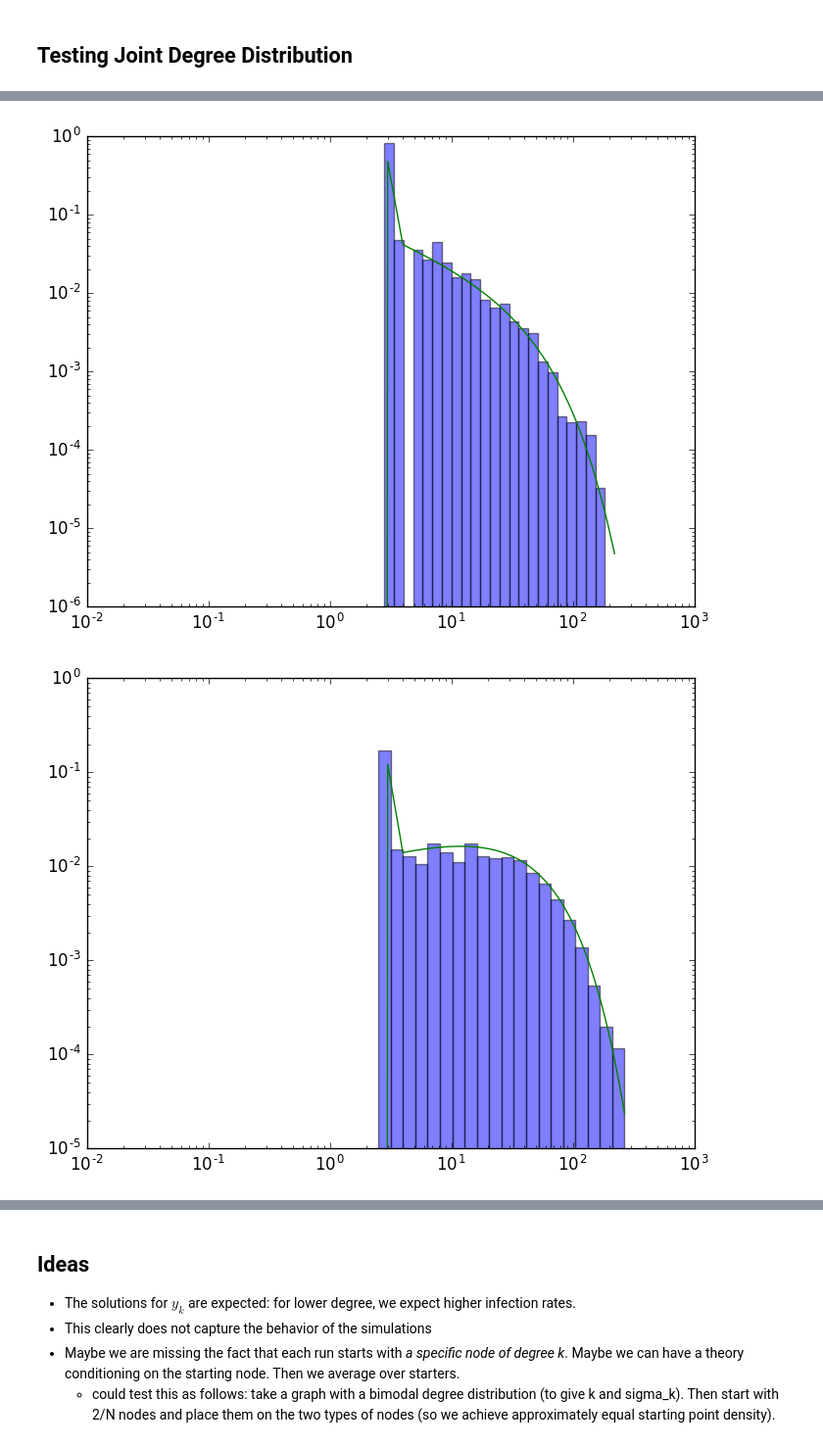
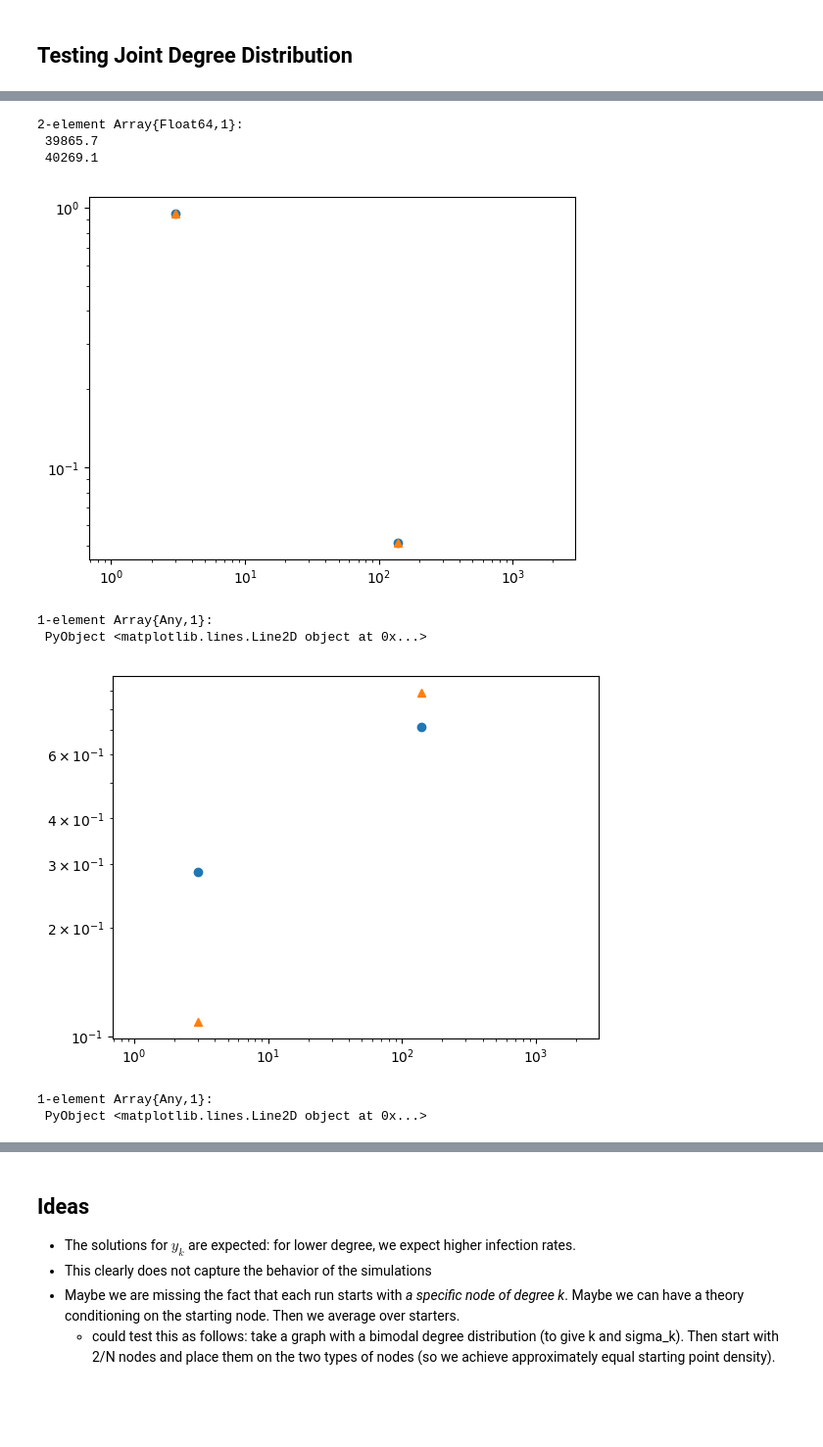
Before and after one commit to jnkh/epidemics, a Jupyter notebook: notebooks/Degree Distribution.ipynb, the cells around one changed output, grey strips where cells are left out. Shown: that part at 98% size. Cells and saved outputs as stored; diff of their text form; code cells hidden in the pictures; blank space fills up the shorter version.

```diff
--- a/notebooks/Degree Distribution.ipynb
+++ b/notebooks/Degree Distribution.ipynb
@@ -711,0 +642,3 @@ all_neighbor_degrees = vcat(neighbor_degrees...)
+# %%
+@time p_k_exp,p_k_n_exp = create_p_k_p_k_neighbor_from_graph_fn(distr_fn,10)
+p_k_n_ave_exp = p_k_exp'*p_k_n_exp
@@ -712,21 +760,38 @@ all_neighbor_degrees = vcat(neighbor_degrees...)
+# %%
+count_mat[:,1] ./ p_k_exp[ks]
+# %% [output]
+2-element Array{Float64,1}:
+ 39865.7
+ 40269.1
 # %%
-p_k_fn = get_p_k_gamma(sigma_k,k,3)
-ks = degree(G)
-bins = logspace(log10(minimum(ks))-2,log10(maximum(ks)),50)
-PyPlot.plt[:hist](ks,bins=bins,normed=true,alpha=0.5,log=true);
-k_range = 1:maximum(ks)
-plot(k_range,[p_k_fn(_) for _ in k_range])
-xscale("log")
+# ks = all_self_degrees
+# bins = logspace(log10(minimum(ks))-2,log10(maximum(ks))+1,50)
+# bins = collect(1:N)
+# PyPlot.plt[:hist](ks,bins=bins,normed=true,alpha=0.5,log=true);
+plot(k_range,[p_k[_] for _ in k_range],"o",linewidth=1)
+plot(k_range,[p_k_exp[_] for _ in k_range],"^",linewidth=1)
+loglog([],[])
+# xscale("log")
+# xlim([0,maximum(ks)+5])
+# ylim([1/(2*n_trials*N),1])
 # %% [output]
-[figure, old version]
+[figure, new version]
+1-element Array{Any,1}:
+ PyObject <matplotlib.lines.Line2D object at 0x...>
 # %%
-ks = all_neighbor_degrees
-bins = logspace(log10(minimum(ks))-2,log10(maximum(ks)),40)
-PyPlot.plt[:hist](ks,bins=bins,normed=true,alpha=0.5,log=true);
-k_range = 1:maximum(ks)
-plot(k_range,[neighbor_degree_distribution(_) for _ in k_range])
-xscale("log")
+# ks = all_neighbor_degrees
+# bins = logspace(log10(minimum(ks))-2,log10(maximum(ks)),30)
+# bins = collect(1:N)
+# PyPlot.plt[:hist](ks,bins=bins,normed=true,alpha=0.5,log=true);
+plot(k_range,[p_k_neighbor[_] for _ in k_range],linewidth=1,"o")
+plot(k_range,[p_k_n_ave_exp[_] for _ in k_range],linewidth=1,"^")
+loglog([],[])
+# xscale("log")
+# xlim([0,maximum(ks)+5])
+# ylim([1/(2*n_trials*N),1])
 # %% [output]
-[figure, old version]
+[figure, new version]
+1-element Array{Any,1}:
+ PyObject <matplotlib.lines.Line2D object at 0x...>
 # %%
 
```
Also changed, not shown: parts of 38 cells of this notebook, 12 other files.
